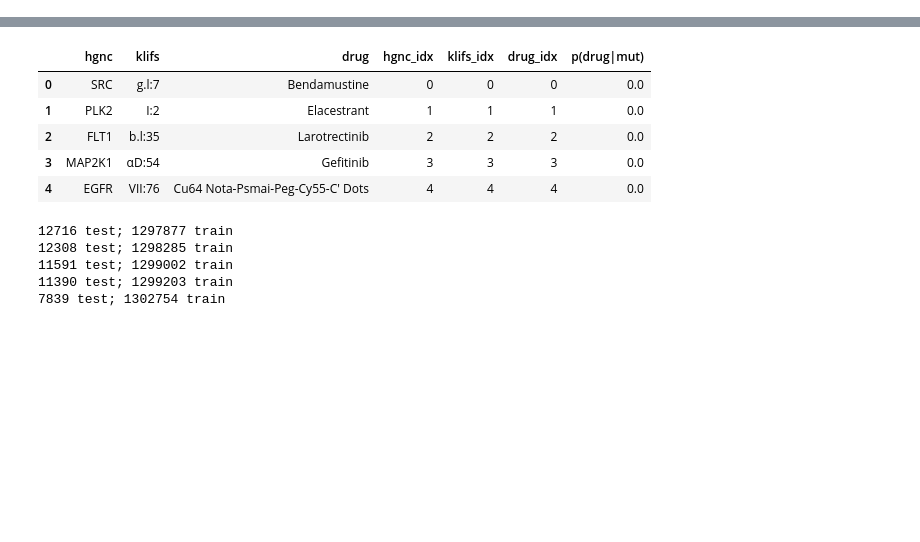
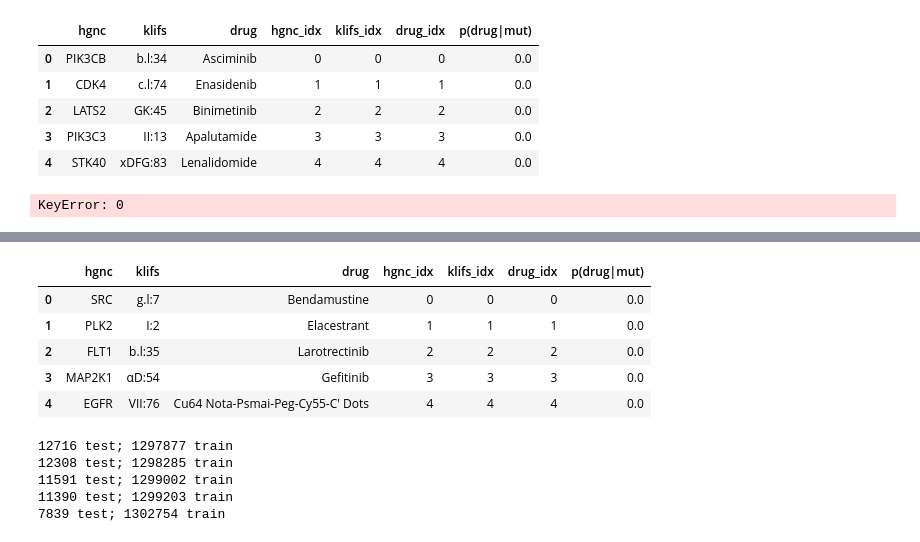
Before and after one commit to choderalab/missense-kinase-toolkit, a Jupyter notebook: notebooks/factor_model.ipynb, the cells around one changed output, grey strips where cells are left out. Saved outputs shown, nothing was run; the diff lists cells and outputs as text; code cells hidden in the pictures; blank space fills up the shorter version.

```diff
--- a/notebooks/factor_model.ipynb
+++ b/notebooks/factor_model.ipynb
@@ -85,0 +293,2 @@ def generate_split_dataframe(
+# %%
+df_split, dict_folds = generate_split_dataframe(df_factor)
@@ -85,0 +430,9 @@ def generate_split_dataframe(
+# %%
+df_split.head()
+# %% [output]
+|  | hgnc | klifs | drug | hgnc_idx | klifs_idx | drug_idx | p(drug|mut) |
+| 0 | PIK3CB | b.l:34 | Asciminib | 0 | 0 | 0 | 0.0 |
+| 1 | CDK4 | c.l:74 | Enasidenib | 1 | 1 | 1 | 0.0 |
+| 2 | LATS2 | GK:45 | Binimetinib | 2 | 2 | 2 | 0.0 |
+| 3 | PIK3C3 | II:13 | Apalutamide | 3 | 3 | 3 | 0.0 |
+| 4 | STK40 | xDFG:83 | Lenalidomide | 4 | 4 | 4 | 0.0 |
@@ -86,6 +441,6 @@ def generate_split_dataframe(
 # %%
 list_minmax = []
-for i in range(100):
+for i in tqdm(range(100), desc="Random seed"):
     df_split, dict_folds = generate_split_dataframe(df_factor, seed=i)
 
     list_n = []
@@ -98,6 +453,8 @@ for i in range(100):
         # print(f"{n} test; {df_split.shape[0] - n} train")
 
     list_minmax.append(max(list_n) - min(list_n))
+# %% [output]
+KeyError: 0
 # %%
 [idx for idx, i in enumerate(list_minmax) if i == min(list_minmax)]
 # %% [output]
```
Also changed, not shown: parts of 51 cells of this notebook.
